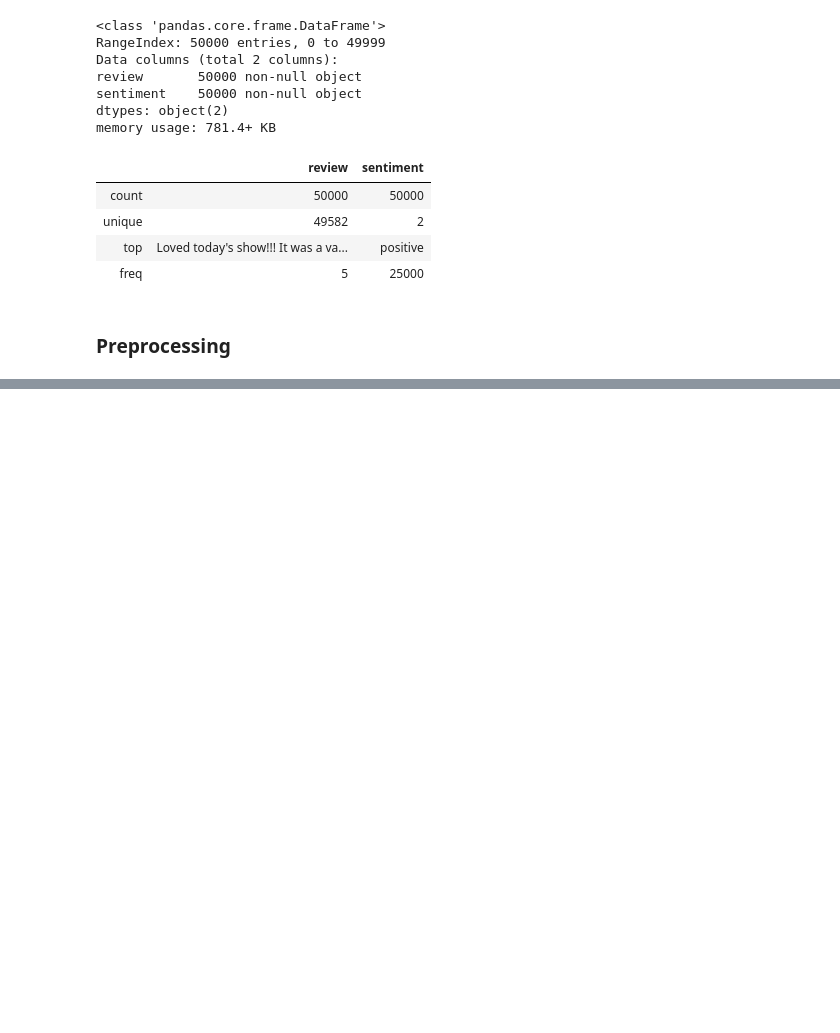
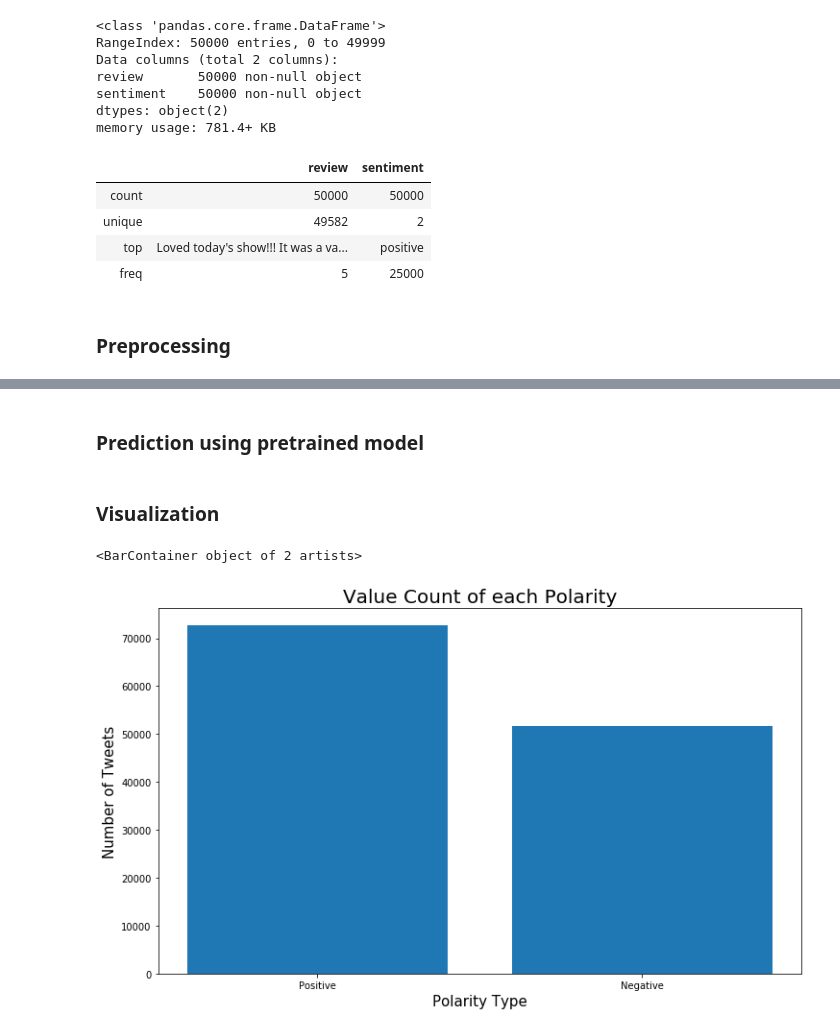
Before and after one commit to AnuragAnalog/Twitter-Data-Analysis, a Jupyter notebook: Sentiment Analysis for Twitter Data.ipynb, the cells around one changed output, grey strips where cells are left out. Saved outputs shown, nothing was run; the diff lists cells and outputs as text; code cells hidden in the pictures; blank space fills up the shorter version.

```diff
--- a/Sentiment Analysis for Twitter Data.ipynb
+++ b/Sentiment Analysis for Twitter Data.ipynb
@@ -360,0 +464,30 @@ data3
+# %%
+# Removing unnecessary spaces and emoji's
+
+data3['tweet'] = data3['tweet'].apply(lambda x: " ".join(map(str.lower, x.split())))
+data3['tweet'] = data3['tweet'].apply(lambda x: "".join([char for char in x if char not in emoji.UNICODE_EMOJI]))
+# %% [markdown]
+### Prediction using pretrained model
+# %%
+# Applying trained model on tweets data
+
+X_data_tokens = tokenizer.texts_to_sequences(data3['tweet'])
+X_data_padded = tf.keras.preprocessing.sequence.pad_sequences(X_data_tokens, maxlen=max_train_word, padding=pad_type, truncating=pad_type)
+# %%
+predicted = model.predict(X_data_padded)
+sentiment = np.where(predicted > 0.5, 'Positive', 'Negative')
+# %%
+final_data = pd.DataFrame(data=np.append(predicted, sentiment, axis=1), columns=['Polarity_value', 'Polarity_type'])
+# %% [markdown]
+### Visualization
+# %%
+# Some plots
+
+_, ax = plt.subplots()
+ax.set_xlabel("Polarity Type", fontsize=15)
+ax.set_ylabel("Number of Tweets", fontsize=15)
+ax.set_title("Value Count of each Polarity", fontsize=20)
+ax.bar(final_data['Polarity_type'].unique(), final_data['Polarity_type'].value_counts())
+# %% [output]
+<BarContainer object of 2 artists>
+[figure, added]
```
Also changed, not shown: parts of 22 cells of this notebook, 1 other file.
